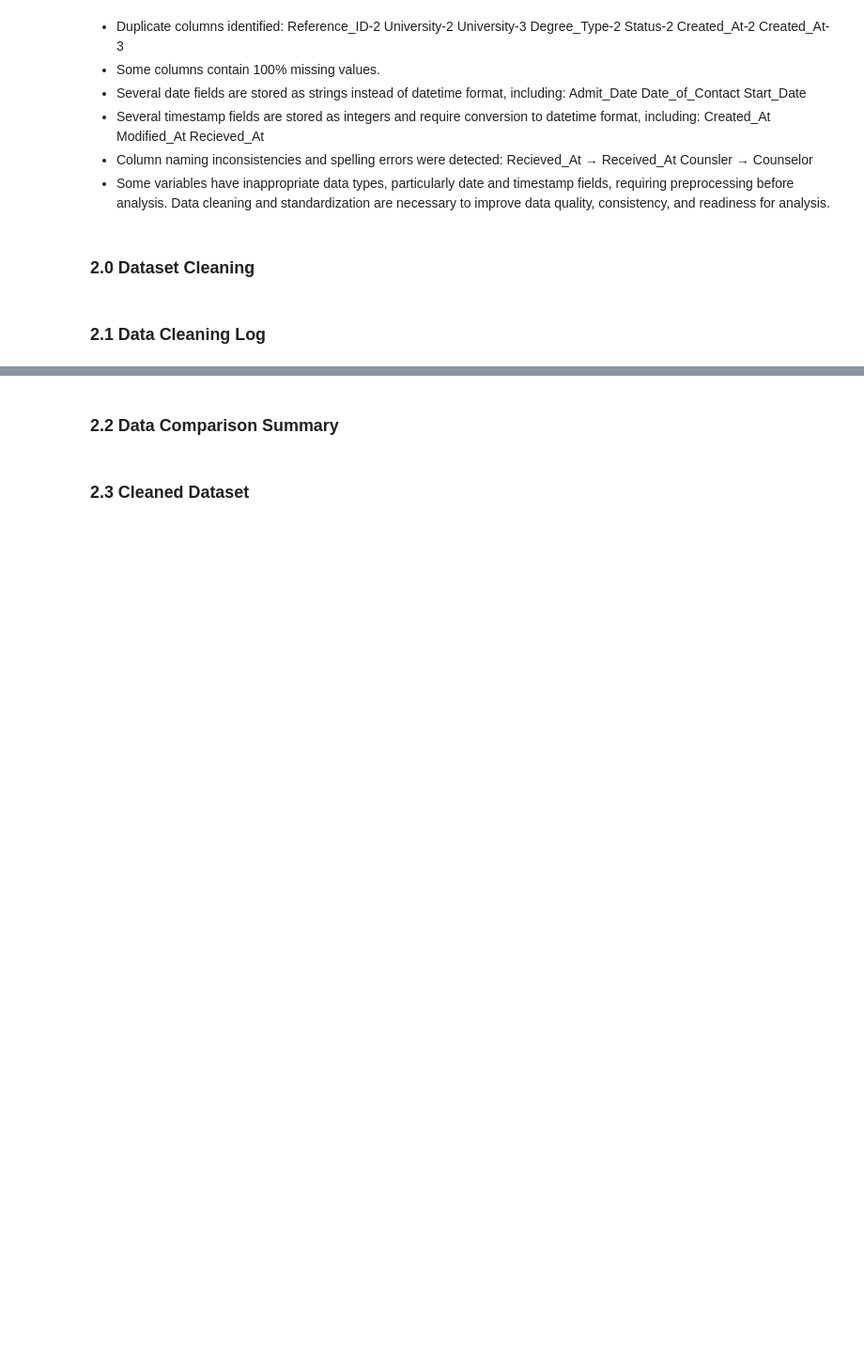
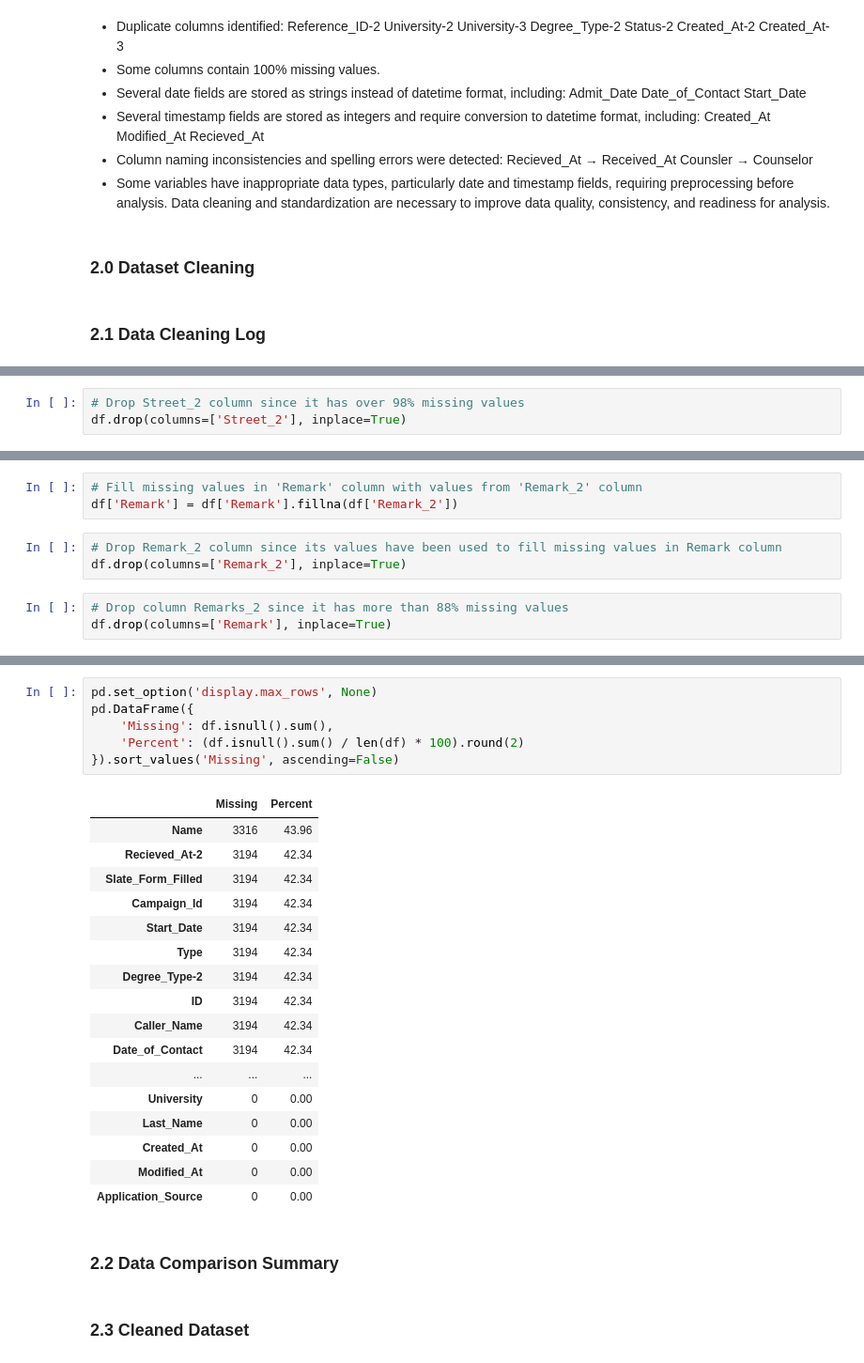
Before and after one commit to Davis-Azangu-DataAnalyst/SchoolRecords, a Jupyter notebook: my-notebook.ipynb, the cells around one changed output, grey strips where cells are left out. Shown at 94% size. Drawn from its saved outputs; the diff is of its cells as text; blank space fills up the shorter version.

```diff
--- a/my-notebook.ipynb
+++ b/my-notebook.ipynb
@@ -259,0 +332,3 @@ Data cleaning and standardization are necessary to improve data quality, consist
+# %%
+# Drop Street_2 column since it has over 98% missing values
+df.drop(columns=['Street_2'], inplace=True)
@@ -259,0 +341,9 @@ Data cleaning and standardization are necessary to improve data quality, consist
+# %%
+# Fill missing values in 'Remark' column with values from 'Remark_2' column
+df['Remark'] = df['Remark'].fillna(df['Remark_2'])
+# %%
+# Drop Remark_2 column since its values have been used to fill missing values in Remark column
+df.drop(columns=['Remark_2'], inplace=True)
+# %%
+# Drop column Remarks_2 since it has more than 88% missing values
+df.drop(columns=['Remark'], inplace=True)
@@ -260,3 +365,27 @@ Data cleaning and standardization are necessary to improve data quality, consist
+# %%
+pd.set_option('display.max_rows', None)
+pd.DataFrame({
+    'Missing': df.isnull().sum(),
+    'Percent': (df.isnull().sum() / len(df) * 100).round(2)
+}).sort_values('Missing', ascending=False)
+# %% [output]
+|  | Missing | Percent |
+| Name | 3316 | 43.96 |
+| Recieved_At-2 | 3194 | 42.34 |
+| Slate_Form_Filled | 3194 | 42.34 |
+| Campaign_Id | 3194 | 42.34 |
+| Start_Date | 3194 | 42.34 |
+| Type | 3194 | 42.34 |
+| Degree_Type-2 | 3194 | 42.34 |
+| ID | 3194 | 42.34 |
+| Caller_Name | 3194 | 42.34 |
+| Date_of_Contact | 3194 | 42.34 |
+| ... | ... | ... |
+| University | 0 | 0.00 |
+| Last_Name | 0 | 0.00 |
+| Created_At | 0 | 0.00 |
+| Modified_At | 0 | 0.00 |
+| Application_Source | 0 | 0.00 |
 # %% [markdown]
 ### **2.2 Data Comparison Summary**
 # %% [markdown]
```
Also changed, not shown: parts of 13 cells of this notebook.
